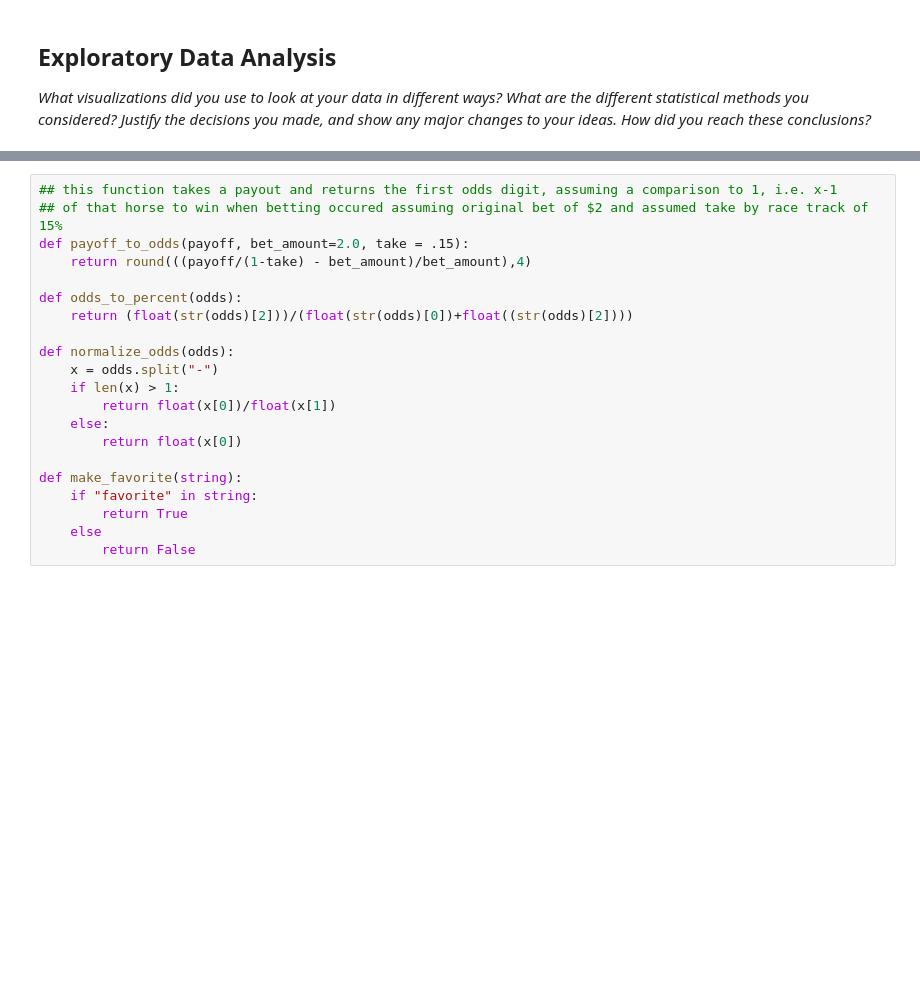
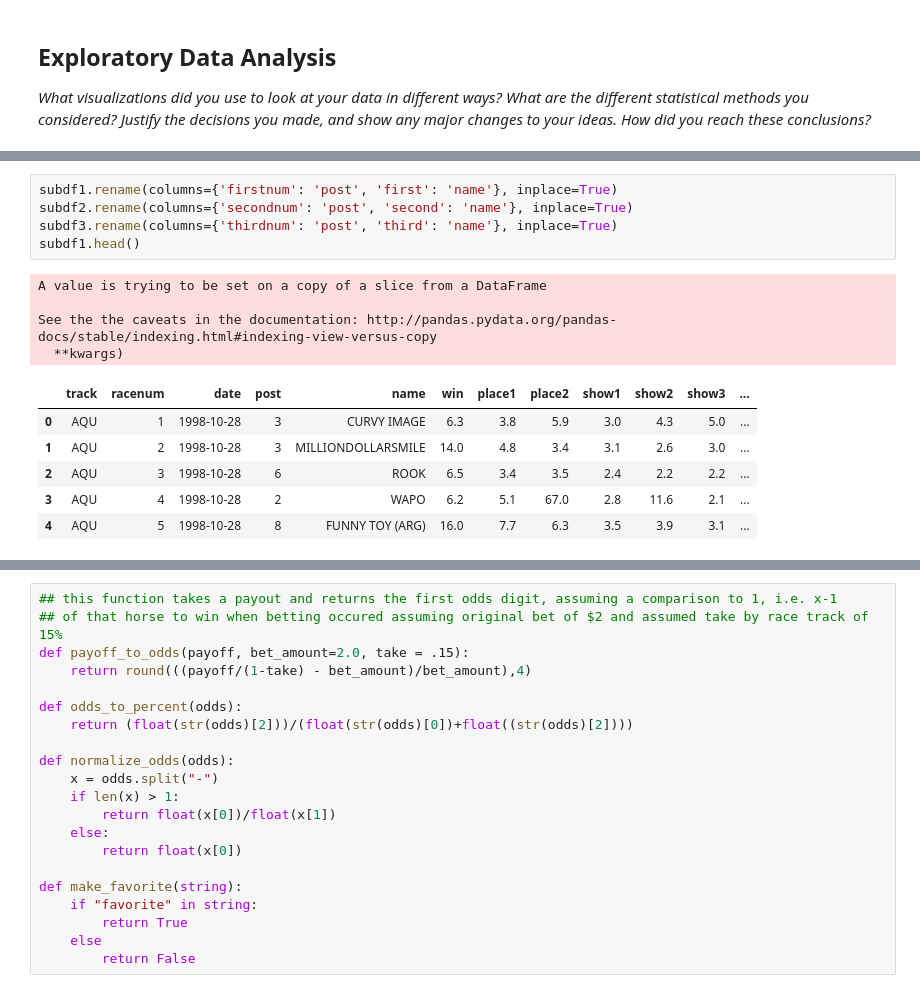
Before and after one commit to gebailey23/prettyponies, a Jupyter notebook: ProcessBook.ipynb, the cells around one changed output, grey strips where cells are left out. Cells and saved outputs as stored; diff of their text form; blank space fills up the shorter version.

```diff
--- a/ProcessBook.ipynb
+++ b/ProcessBook.ipynb
@@ -587,0 +633,16 @@ payouts_df.head(15)
+# %%
+subdf1.rename(columns={'firstnum': 'post', 'first': 'name'}, inplace=True)
+subdf2.rename(columns={'secondnum': 'post', 'second': 'name'}, inplace=True)
+subdf3.rename(columns={'thirdnum': 'post', 'third': 'name'}, inplace=True)
+subdf1.head()
+# %% [output]
+A value is trying to be set on a copy of a slice from a DataFrame
+
+See the the caveats in the documentation: http://pandas.pydata.org/pandas-docs/stable/indexing.html#indexing-view-versus-copy
+  **kwargs)
+|  | track | racenum | date | post | name | win | place1 | place2 | show1 | show2 | show3 | ... |
+| 0 | AQU | 1 | 1998-10-28 | 3 | CURVY IMAGE | 6.3 | 3.8 | 5.9 | 3.0 | 4.3 | 5.0 | ... |
+| 1 | AQU | 2 | 1998-10-28 | 3 | MILLIONDOLLARSMILE | 14.0 | 4.8 | 3.4 | 3.1 | 2.6 | 3.0 | ... |
+| 2 | AQU | 3 | 1998-10-28 | 6 | ROOK | 6.5 | 3.4 | 3.5 | 2.4 | 2.2 | 2.2 | ... |
+| 3 | AQU | 4 | 1998-10-28 | 2 | WAPO | 6.2 | 5.1 | 67.0 | 2.8 | 11.6 | 2.1 | ... |
+| 4 | AQU | 5 | 1998-10-28 | 8 | FUNNY TOY (ARG) | 16.0 | 7.7 | 6.3 | 3.5 | 3.9 | 3.1 | ... |
```
Also changed, not shown: parts of 16 cells of this notebook.
